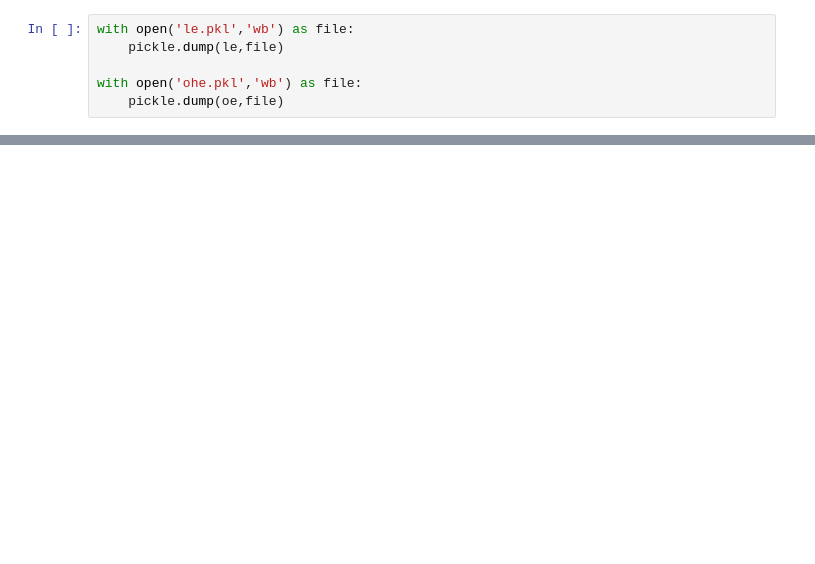
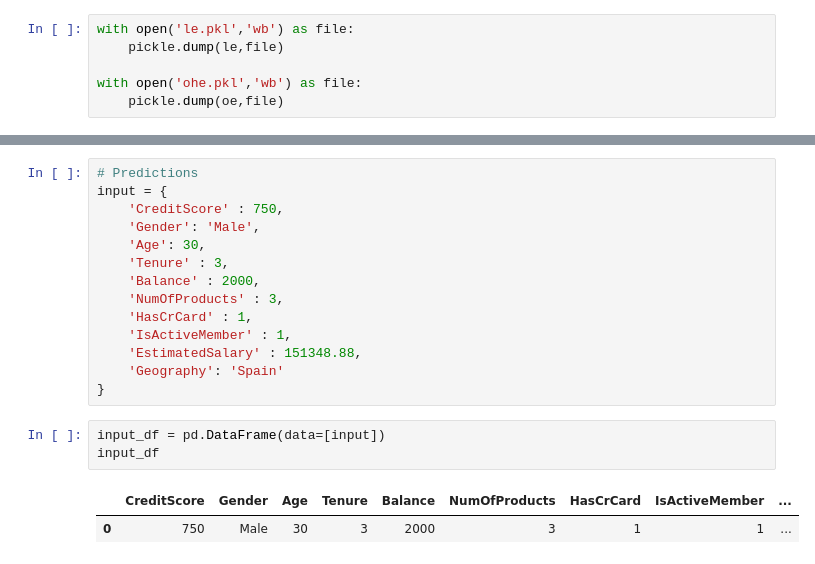
Before and after one commit to Gulshanstar/EndToEndANNProject, a Jupyter notebook: experiments.ipynb, the cells around one changed output, grey strips where cells are left out. Saved outputs shown, nothing was run; the diff lists cells and outputs as text; blank space fills up the shorter version.

```diff
--- a/experiments.ipynb
+++ b/experiments.ipynb
@@ -114,0 +207,20 @@ with open('ohe.pkl','wb') as file:
+# %%
+# Predictions
+input = {
+    'CreditScore' : 750,
+    'Gender': 'Male',
+    'Age': 30,
+    'Tenure' : 3,
+    'Balance' : 2000,
+    'NumOfProducts' : 3,
+    'HasCrCard' : 1,
+    'IsActiveMember' : 1,
+    'EstimatedSalary' : 151348.88,
+    'Geography': 'Spain'
+}
+# %%
+input_df = pd.DataFrame(data=[input])
+input_df
+# %% [output]
+|  | CreditScore | Gender | Age | Tenure | Balance | NumOfProducts | HasCrCard | IsActiveMember | ... |
+| 0 | 750 | Male | 30 | 3 | 2000 | 3 | 1 | 1 | ... |
```
Also changed, not shown: parts of 24 cells of this notebook, 7 other files.
